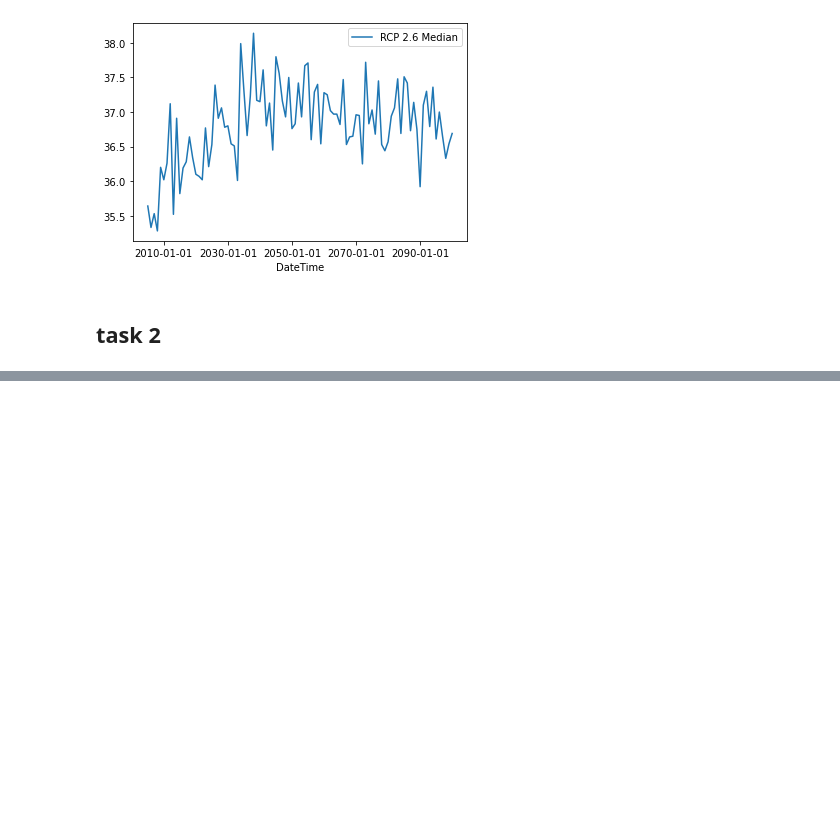
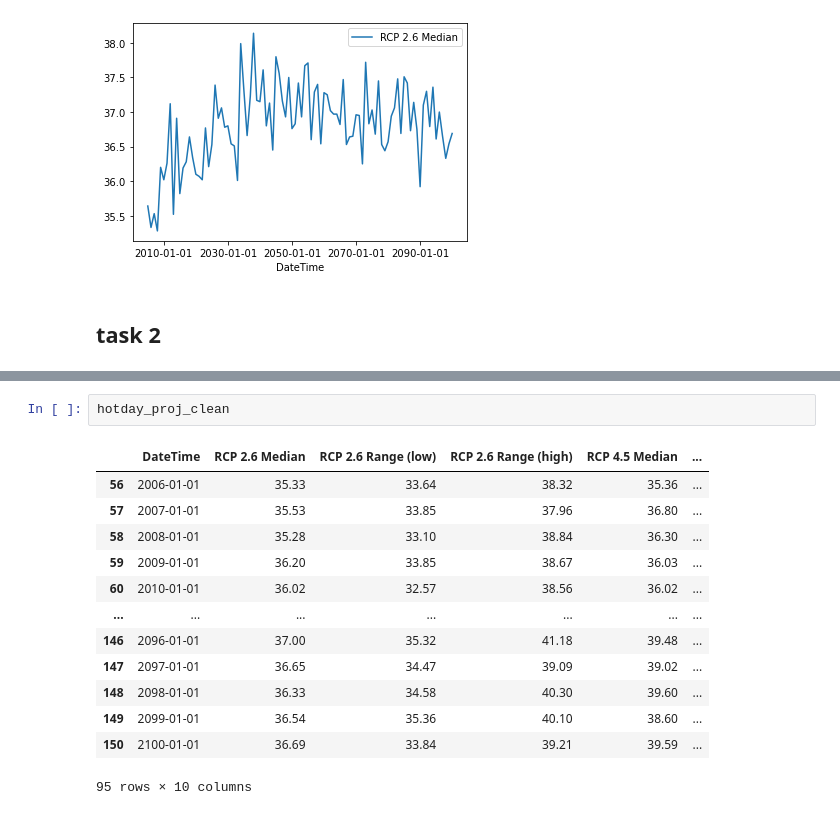
Before and after one commit to data301-2021-winter1/project-group70-project, a Jupyter notebook: notebooks/analysis3.ipynb, the cells around one changed output, grey strips where cells are left out. Cells and saved outputs as stored; diff of their text form; blank space fills up the shorter version.

```diff
--- a/notebooks/analysis3.ipynb
+++ b/notebooks/analysis3.ipynb
@@ -113,0 +98,16 @@ NameError: name 'clean_htday_pro' is not defined
+# %%
+hotday_proj_clean
+# %% [output]
+|  | DateTime | RCP 2.6 Median | RCP 2.6 Range (low) | RCP 2.6 Range (high) | RCP 4.5 Median | ... |
+| 56 | 2006-01-01 | 35.33 | 33.64 | 38.32 | 35.36 | ... |
+| 57 | 2007-01-01 | 35.53 | 33.85 | 37.96 | 36.80 | ... |
+| 58 | 2008-01-01 | 35.28 | 33.10 | 38.84 | 36.30 | ... |
+| 59 | 2009-01-01 | 36.20 | 33.85 | 38.67 | 36.03 | ... |
+| 60 | 2010-01-01 | 36.02 | 32.57 | 38.56 | 36.02 | ... |
+| ... | ... | ... | ... | ... | ... | ... |
+| 146 | 2096-01-01 | 37.00 | 35.32 | 41.18 | 39.48 | ... |
+| 147 | 2097-01-01 | 36.65 | 34.47 | 39.09 | 39.02 | ... |
+| 148 | 2098-01-01 | 36.33 | 34.58 | 40.30 | 39.60 | ... |
+| 149 | 2099-01-01 | 36.54 | 35.36 | 40.10 | 38.60 | ... |
+| 150 | 2100-01-01 | 36.69 | 33.84 | 39.21 | 39.59 | ... |
+95 rows × 10 columns
```
Also changed, not shown: parts of 8 cells of this notebook, 1 other file.
